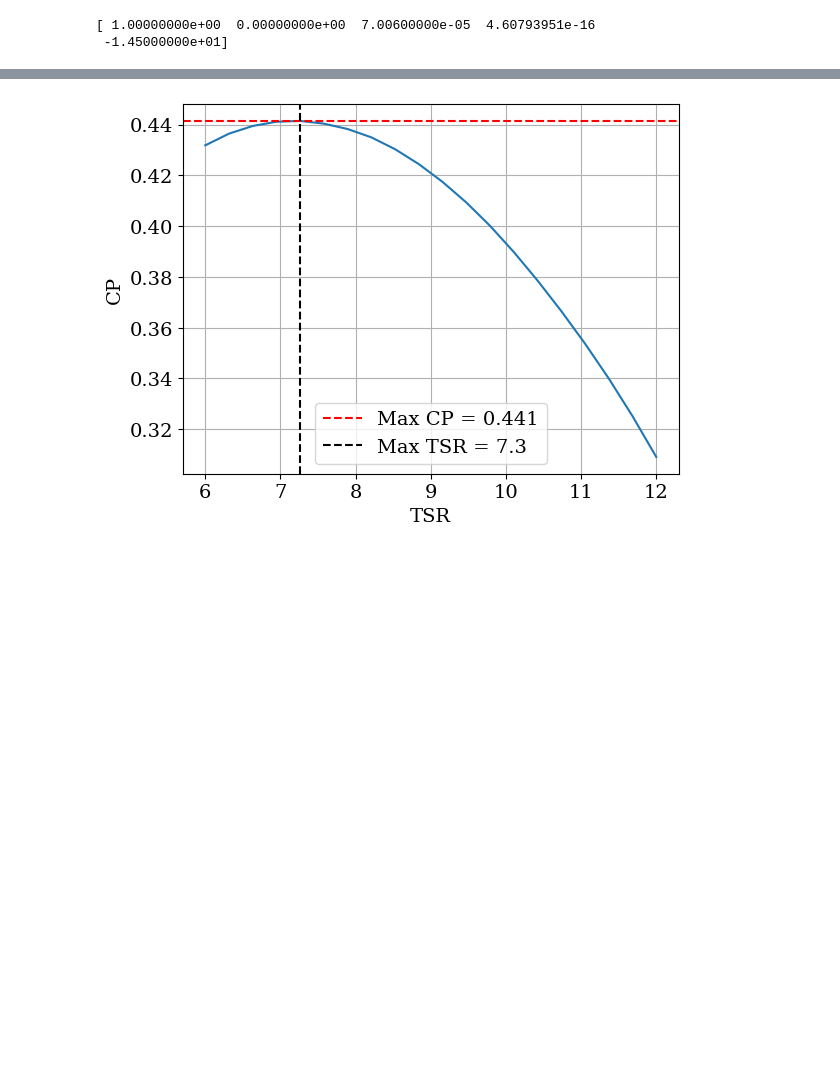
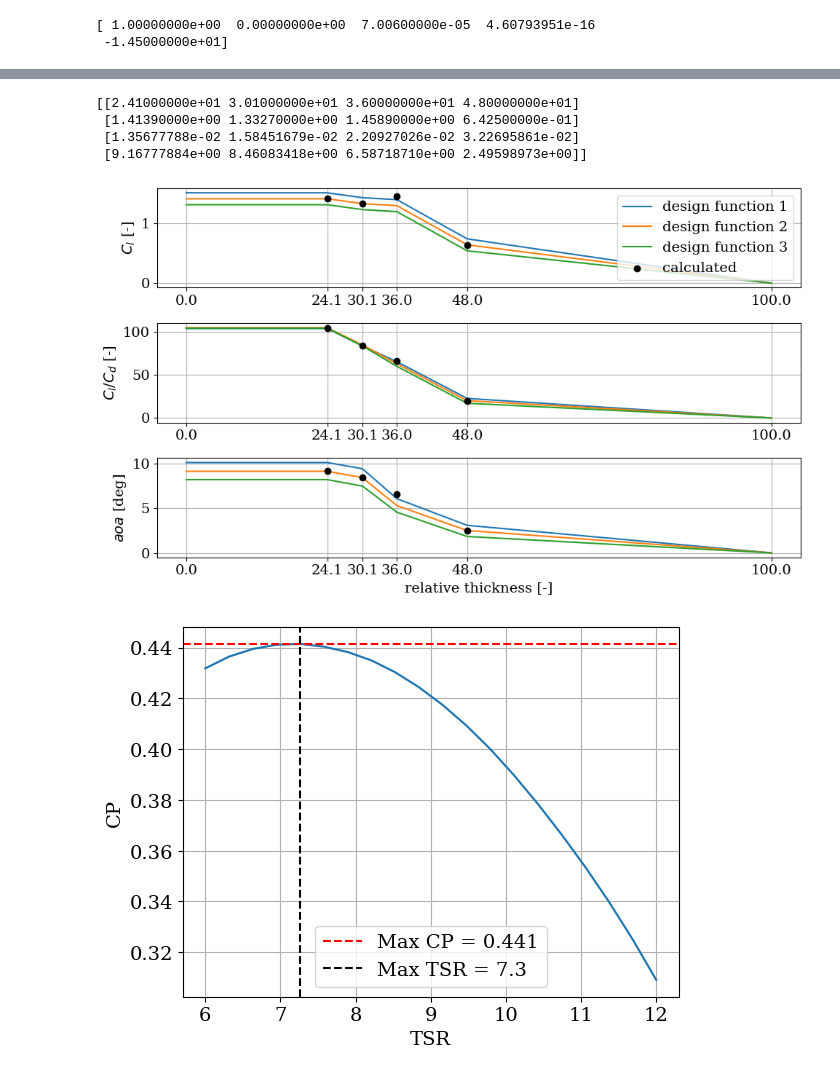
Before and after one commit to nicolaquaia/LAC_final, a Jupyter notebook: assignment_01/assignment1_02.ipynb, the cells around one changed output, grey strips where cells are left out. Drawn from its saved outputs; the diff is of its cells as text; code cells hidden in the pictures; blank space fills up the shorter version.

```diff
--- a/assignment_01/assignment1_02.ipynb
+++ b/assignment_01/assignment1_02.ipynb
@@ -243,5 +238,78 @@ print('Cl', des_param[1,:])
 tc [24.1 30.1 36.  48. ]
 Cl [1.4139 1.3327 1.4589 0.6425]
+# %%
+'''Step 6'''
+# : Plots of the values for your selected design lift coefficient, design lift-drag ratio and design AoA
+#versus the relative thickness for all selected airfoils and the spline that you selected that fits your choices
+
+
+# Assuming the functions load_pc() and get_design_functions() are defined elsewhere
+
+# Define a cl plot for the 10MW using the pc.dat
+Data_cl = load_pc("DTU_10MW_RWT_pc.dat") # return a list per blade
+n = len(Data_cl)-2 # exclude airfoils of 100% and 60% relative thickness
+des_param = np.zeros((4,n)) # relative thickness, cl design, cd design, AoA design
+arg_0 = [63,63,63,58] # indices of the AoAs before stall
+
+for k in range(n):
+    cl_max = np.amax(Data_cl[k]["cl"][50:arg_0[k]])  # Maximum lift coefficient within the range
+    cl_des = cl_max - 0.4
+
+    # Finding corresponding AoA
+    arg_max = np.where(Data_cl[k]["cl"] == cl_max)
+    aoa_max = Data_cl[k]["aoa_deg"][arg_max]
+
+    # Interpolating to find AoA and Cd of Cl design
+    aoa_des = np.interp(cl_des, Data_cl[k]["cl"][50:arg_0[k]], Data_cl[k]["aoa_deg"][50:arg_0[k]])
+    cd_des = np.interp(cl_des, Data_cl[k]["cl"][50:arg_0[k]], Data_cl[k]["cd"][50:arg_0[k]])
+    des_param[:, k] = [Data_cl[k]["tc"], cl_des, cd_des, aoa_des]
+
+_, _, _, tc_vals, cl_vals1, cd_vals1, aoa_vals1 = get_design_functions(1)
+_, _, _, tc_vals, cl_vals2, cd_vals2, aoa_vals2 = get_design_functions(2)
+_, _, _, tc_vals, cl_vals3, cd_vals3, aoa_vals3 = get_design_functions(3)
+
+
+print(des_param)
+
+fig1, axs1 = plt.subplots(3, 1, num=1, figsize=(10,6), clear=True)
+# lift
+axs1[0].plot(tc_vals, cl_vals1, label='design function 1')
+axs1[0].plot(tc_vals, cl_vals2, label='design function 2')
+axs1[0].plot(tc_vals, cl_vals3, label='design function 3')
+axs1[0].scatter(des_param[0], des_param[1], label='calculated', color='k',zorder=3)
+axs1[0].set_ylabel('$C_l$ [-]')
+axs1[0].legend()
+axs1[0].grid()
+
+# lift / drag
+axs1[1].plot(tc_vals, cl_vals1/cd_vals1)
+axs1[1].plot(tc_vals, cl_vals2/cd_vals2)
+axs1[1].plot(tc_vals, cl_vals3/cd_vals3)
+axs1[1].scatter(des_param[0], des_param[1]/des_param[2], color='k', zorder=3)
+axs1[1].set_ylabel('$C_l/C_d$ [-]')
+axs1[1].grid()
+
+# AoA
+axs1[2].plot(tc_vals, aoa_vals1)
+axs1[2].plot(tc_vals, aoa_vals2)
+axs1[2].plot(tc_vals, aoa_vals3)
+axs1[2].scatter(des_param[0], des_param[3], color='k', zorder=3)
+axs1[2].set_ylabel('$aoa$ [deg]')
+axs1[2].set_xlabel('relative thickness [-]')
+axs1[2].grid()
+
+axs1[2].set_xticks(tc_vals)  # for the bottom plot
+plt.setp(axs1, xticks=tc_vals)  # apply xticks for all subplots
+
+plt.tight_layout()
+plt.savefig('02_computed_vs_design funct.pdf', format='pdf')
+plt.show()
+# %% [output]
+[[2.41000000e+01 3.01000000e+01 3.60000000e+01 4.80000000e+01]
+ [1.41390000e+00 1.33270000e+00 1.45890000e+00 6.42500000e-01]
+ [1.35677788e-02 1.58451679e-02 2.20927026e-02 3.22695861e-02]
+ [9.16777884e+00 8.46083418e+00 6.58718710e+00 2.49598973e+00]]
+[figure, added]
 # %%
 """Step 7"""
 
```
Also changed, not shown: parts of 4 cells of this notebook, 24 other files.
